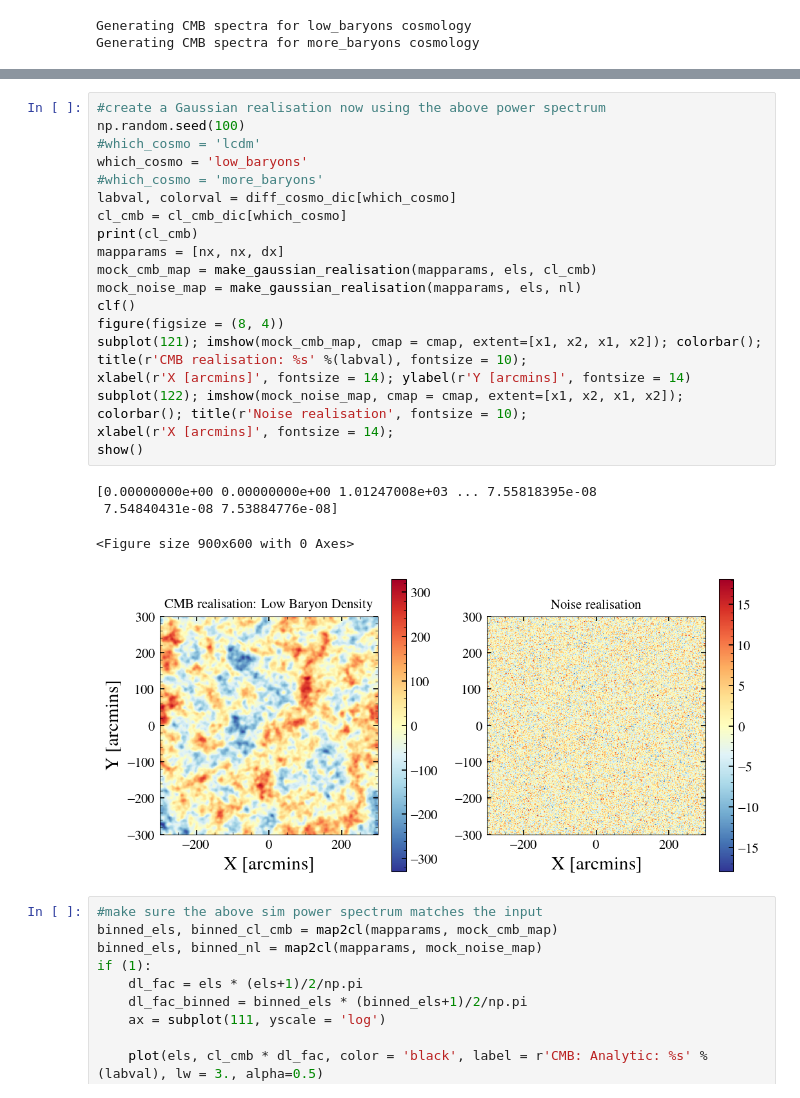
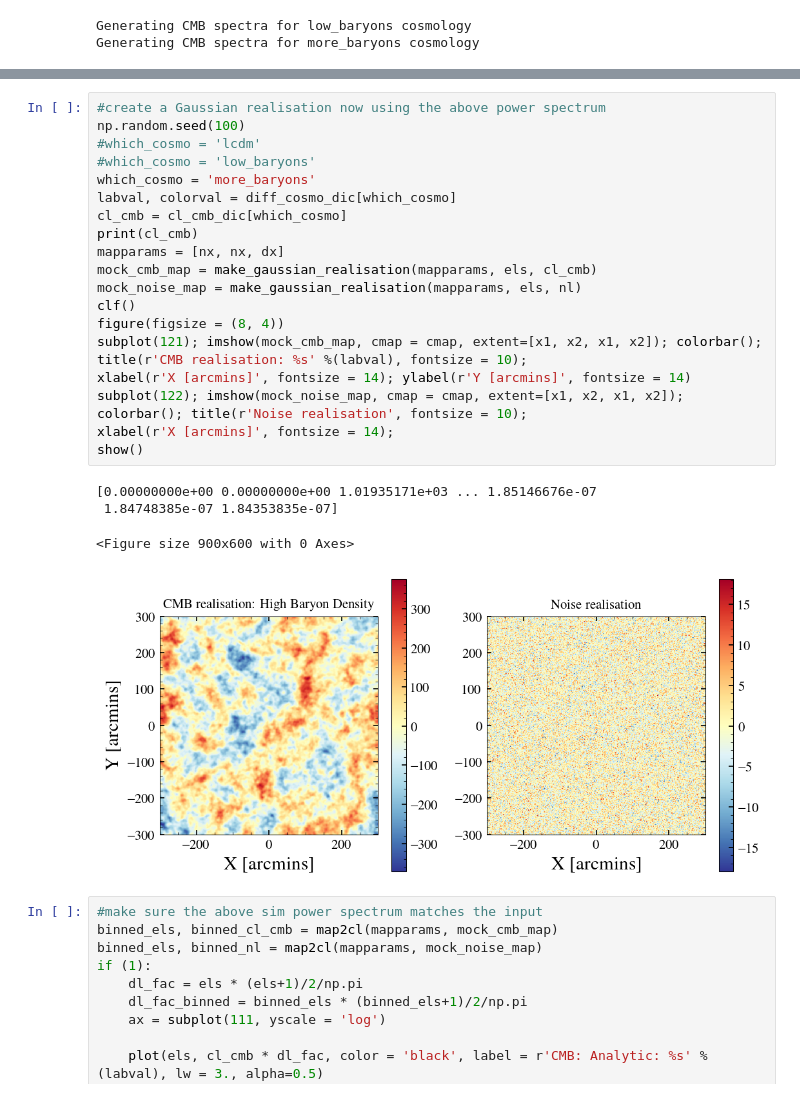
Before and after one commit to sriniraghunathan/cosmology_school, a Jupyter notebook: make_mock_sky.ipynb, the cells around one changed output, grey strips where cells are left out. Cells and saved outputs as stored; diff of their text form.

```diff
--- a/make_mock_sky.ipynb
+++ b/make_mock_sky.ipynb
@@ -280,27 +283,27 @@ show()
 # %%
 #create a Gaussian realisation now using the above power spectrum
 np.random.seed(100)
 #which_cosmo = 'lcdm'
-which_cosmo = 'low_baryons'
-#which_cosmo = 'more_baryons'
+#which_cosmo = 'low_baryons'
+which_cosmo = 'more_baryons'
 labval, colorval = diff_cosmo_dic[which_cosmo]
 cl_cmb = cl_cmb_dic[which_cosmo]
 print(cl_cmb)
 mapparams = [nx, nx, dx]
 mock_cmb_map = make_gaussian_realisation(mapparams, els, cl_cmb)
 mock_noise_map = make_gaussian_realisation(mapparams, els, nl)
 clf()
 figure(figsize = (8, 4))
 subplot(121); imshow(mock_cmb_map, cmap = cmap, extent=[x1, x2, x1, x2]); colorbar(); title(r'CMB realisation: %s' %(labval), fontsize = 10);
 xlabel(r'X [arcmins]', fontsize = 14); ylabel(r'Y [arcmins]', fontsize = 14)
 subplot(122); imshow(mock_noise_map, cmap = cmap, extent=[x1, x2, x1, x2]); colorbar(); title(r'Noise realisation', fontsize = 10);
 xlabel(r'X [arcmins]', fontsize = 14);
 show()
 # %% [output]
-[0.00000000e+00 0.00000000e+00 1.01247008e+03 ... 7.55818395e-08
- 7.54840431e-08 7.53884776e-08]
+[0.00000000e+00 0.00000000e+00 1.01935171e+03 ... 1.85146676e-07
+ 1.84748385e-07 1.84353835e-07]
 <Figure size 900x600 with 0 Axes>
-[figure, old version]
+[figure, new version]
 # %%
 #make sure the above sim power spectrum matches the input
 binned_els, binned_cl_cmb = map2cl(mapparams, mock_cmb_map)
```
Also changed, not shown: parts of 2 cells of this notebook.
